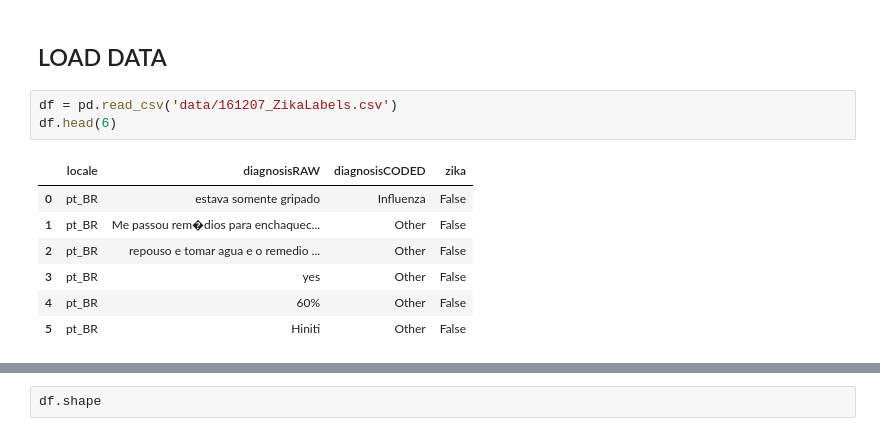
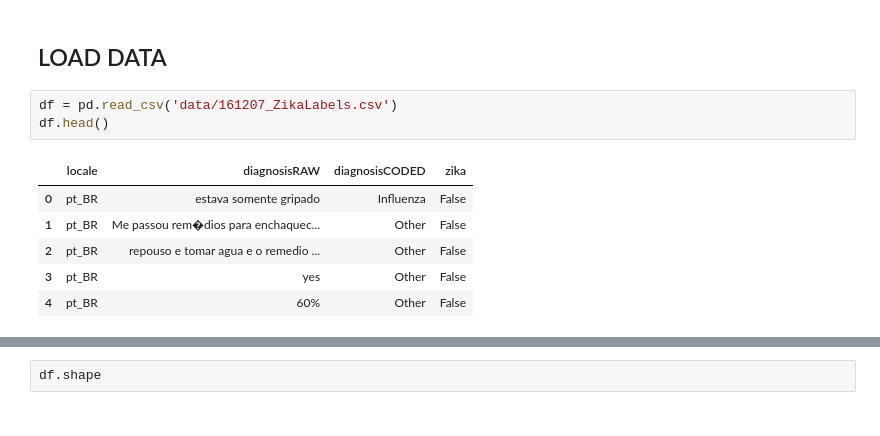
Before and after one commit to marwin-ko/projects, a Jupyter notebook: gyant/EDA.ipynb, the cells around one changed output, grey strips where cells are left out. Saved outputs shown, nothing was run; the diff lists cells and outputs as text.

```diff
--- a/gyant/EDA.ipynb
+++ b/gyant/EDA.ipynb
@@ -15,12 +15,11 @@ import chardet
 ## LOAD DATA
 # %%
 df = pd.read_csv('data/161207_ZikaLabels.csv')
-df.head(6)
+df.head()
 # %% [output]
 |  | locale | diagnosisRAW | diagnosisCODED | zika |
 | 0 | pt_BR | estava somente gripado | Influenza | False |
 | 1 | pt_BR | Me passou rem�dios para enchaquec... | Other | False |
 | 2 | pt_BR | repouso e tomar agua e o remedio ... | Other | False |
 | 3 | pt_BR | yes | Other | False |
 | 4 | pt_BR | 60% | Other | False |
-| 5 | pt_BR | Hiniti | Other | False |
```
Also changed, not shown: parts of 4 cells of this notebook, 8 other files.
